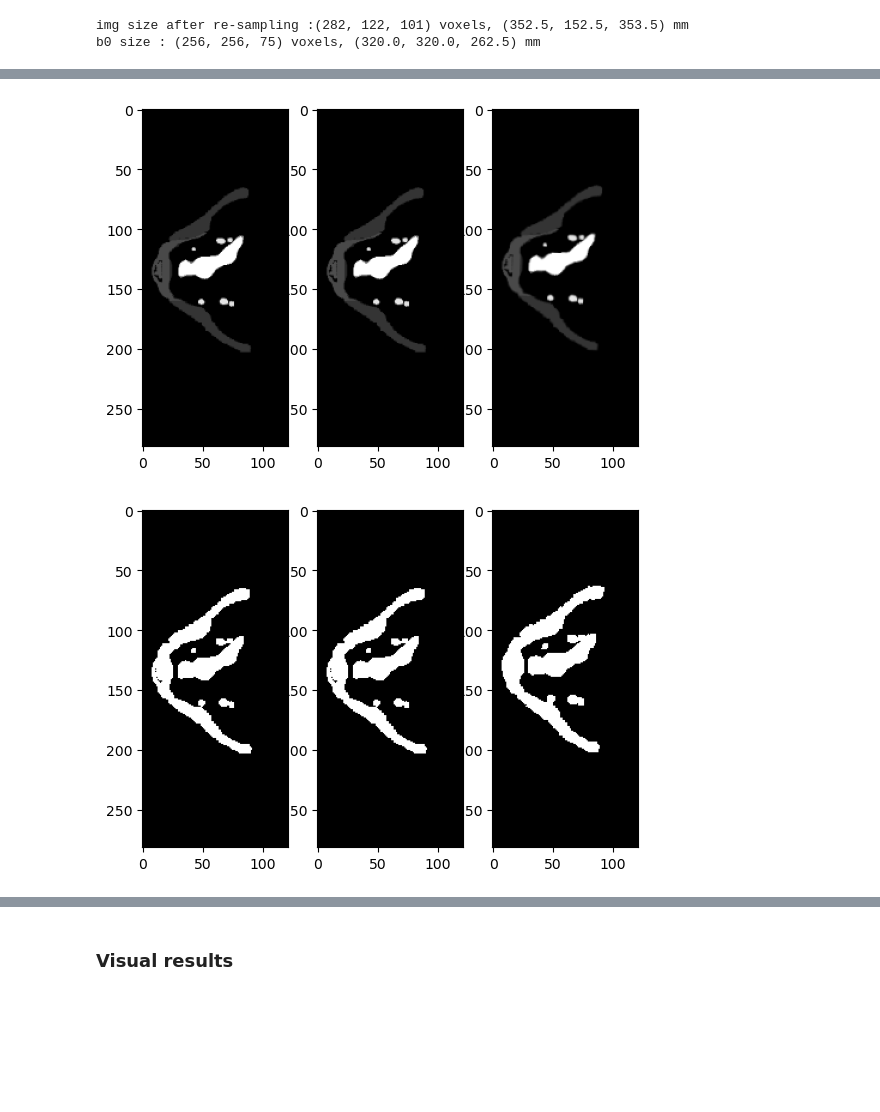
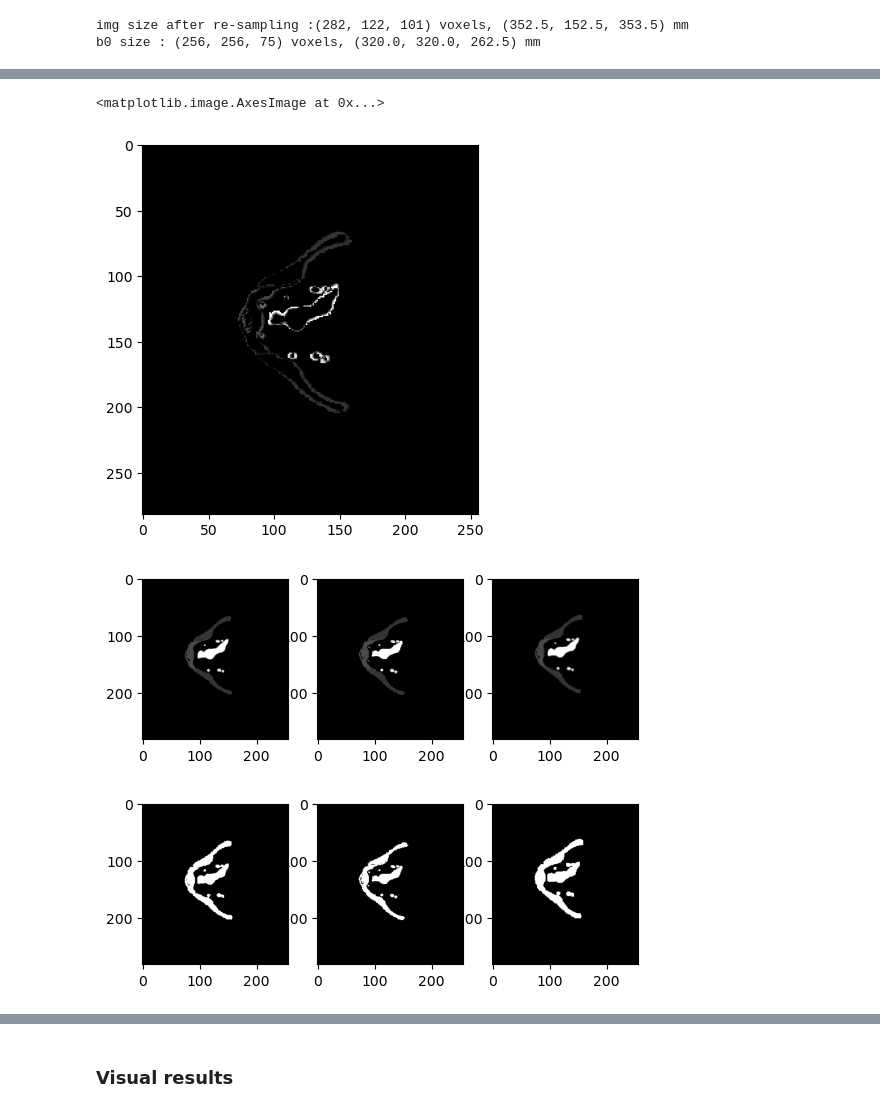
Before and after one commit to CharlineCuraut/Registration_IRM_T2_DWI_b0, a Jupyter notebook: registration_IRM_T2_DWI_b0.ipynb, the cells around one changed output, grey strips where cells are left out. Saved outputs shown, nothing was run; the diff lists cells and outputs as text; code cells hidden in the pictures; blank space fills up the shorter version.

```diff
--- a/registration_IRM_T2_DWI_b0.ipynb
+++ b/registration_IRM_T2_DWI_b0.ipynb
@@ -1249,7 +1248,7 @@ def resampling_affineT2(voxel_size_T2, voxel_size_b0, affineT2) :
 
     return affine_T2_resampled
 # %%
-def cutting_to_ROI(T2, T2_mask, T2_seg, affineT2, b0, b0_seg, affineb0, verbose=0, useSeg=False, newMask=None) :
+def cutting_to_ROI(T2, T2_mask, T2_seg, affineT2, b0, b0_seg, affineb0, ground_truth, verbose=0, useSeg=False, newMask=None) :
 
     if useSeg :
         z_min_T2, z_max_T2 = cut_T2_coro(T2, newMask, coordinates=True)
@@ -1281,15 +1280,17 @@ def cutting_to_ROI(T2, T2_mask, T2_seg, affineT2, b0, b0_seg, affineb0, verbose=
     z_max_b0 = int(np.rint(z_max_b0))
 
     b0_cut = b0[:,:,z_min_b0:z_max_b0]
+    ground_truth_cut = ground_truth[:,:,z_min_b0:z_max_b0]
 
     if verbose > 0 :
         print(f'Shape of b0 after: {b0_cut.shape}')
+        print(f'Shape of ground_truth after: {ground_truth_cut.shape}')
         #(_,_,z_min_RAS_b0,_) = np.dot(affineb0,(0, 0, 0,1))
         #(_,_,z_max_RAS_b0,_) = np.dot(affineb0,(0, 0, len(b0[0,0,:])-1,1))
         #print(f'z_min_RAS_b0 = {z_min_RAS_b0} and z_max_RAS_b0 = {z_max_RAS_b0}')
         #print(f'z_min_RAS_cut = {z_min_RAS}, z_max_RAS_cut = {z_max_RAS}')
 
-    return T2_cut, T2_mask_cut, T2_seg_cut, b0_cut, b0_seg_cut
+    return T2_cut, T2_mask_cut, T2_seg_cut, b0_cut, b0_seg_cut, ground_truth_cut
 # %%
 def registration(img, target, translation, rotation, gdt, gdr, costT, costR, gradT, gradR, nbIter=4, verbose=0) :
 
@@ -1337,16 +1338,17 @@ def registration(img, target, translation, rotation, gdt, gdr, costT, costR, gra
 # %%
 ## load images : b0, T2, mask_T2 and segmentation T2
 minor_b0, affine_b0 = load_nii('minor', '1-2-14_off_210111', '1-2-14_off_210111_b0DWI.nii')
-minor_b0_seg, minor_affine_b0_seg = load_nii('minor', '1-2-14_off_210111', '1-2-14_off_210111_Segmentation-reg.nii')
+minor_b0_seg, minor_affine_b0_seg = load_nii('minor', '1-2-14_off_210111', '1-2-14_off_210111_Segmentation-reg-T2.nii')
 minor_T2, affine_T2 = load_nii('minor', '1-2-14_off_210111', '1-2-14_off_210111_coroT2Cube.nii')
 minor_T2_mask, affine_T2_mask = load_nii('minor', '1-2-14_off_210111', '1-2-14_off_210111_T2Mask.nii')
 minor_T2_seg, affine_T2_seg = load_nii('minor', '1-2-14_off_210111', '1-2-14_off_210111_Segmentation.nii')
+ground_truth, affine_ground_truth = load_nii('minor', '1-2-14_off_210111', '1-2-14_off_210111_Segmentation-reg-b0.nii')
 
 print(minor_T2.shape)
 print(minor_b0.shape)
 print(minor_b0_seg.shape)
 
-print(minor_b0_seg.all()==minor_T2_seg.all())
+#print(minor_b0_seg==minor_T2_seg)
 # %% [output]
 (400, 179, 400)
 (256, 256, 75)
@@ -1370,8 +1371,8 @@ b0 size : (256, 256, 75) voxels, (320.0, 320.0, 262.5) mm
 # %%
 ## cutting T2 (and mask and seg) and b0 to find region of interest
 
-minor_T2_rs_cut, minor_T2_mask_rs_cut, minor_T2_seg_rs_cut, minor_b0_cut, minor_b0_seg_rs_cut = cutting_to_ROI(minor_T2_resampled, minor_T2_mask_resampled, minor_T2_seg_resampled, affine_T2_resampled, minor_b0,
-                                                                                 minor_b0_seg_resampled, affine_b0, verbose=1)
+minor_T2_rs_cut, minor_T2_mask_rs_cut, minor_T2_seg_rs_cut, minor_b0_cut, minor_b0_seg_rs_cut, ground_truth_cut = cutting_to_ROI(minor_T2_resampled, minor_T2_mask_resampled, minor_T2_seg_resampled, affine_T2_resampled, minor_b0,
+                                                                                 minor_b0_seg_resampled, affine_b0, ground_truth, verbose=1)
 # %% [output]
 Shape T2 before : (282, 122, 101), and after : (282, 122, 52)
 Shape of b0 after: (256, 256, 52)
@@ -1460,28 +1473,35 @@ for i in range(len(nums)) :
+# %%
+minor_b0_seg_rs_cut_pad_axial_i, ground_truth_cut_pad_axial_i = padding(minor_b0_seg_rs_cut_axial_i, ground_truth_cut[:,:,25])
+
+plt.imshow(np.abs(minor_b0_seg_rs_cut_pad_axial_i - ground_truth_cut_pad_axial_i), cmap='gray')
+# %% [output]
+<matplotlib.image.AxesImage at 0x...>
+[figure, added]
 # %%
 plt.figure()
 plt.subplot(1,3,1)
-plt.imshow(minor_T2_seg_rs_cut_axial_i, cmap='gray')
+plt.imshow(minor_T2_seg_rs_cut_pad_axial_i, cmap='gray')
 plt.subplot(1,3,2)
-plt.imshow(minor_b0_seg_rs_cut_axial_i, cmap='gray')
+plt.imshow(ground_truth_cut_pad_axial_i, cmap='gray')
 plt.subplot(1,3,3)
-plt.imshow(minor_T2_seg_reg, cmap='gray')
+plt.imshow(minor_T2_seg_reg_pad, cmap='gray')
 plt.show()
 
 plt.figure()
 plt.subplot(1,3,1)
-plt.imshow(minor_T2_seg_rs_cut_axial_i_bin, cmap='gray')
+plt.imshow(minor_T2_seg_rs_cut_pad_axial_i_bin, cmap='gray')
 plt.subplot(1,3,2)
-plt.imshow(minor_b0_seg_rs_cut_axial_i_bin, cmap='gray')
+plt.imshow(ground_truth_cut_pad_axial_i_bin, cmap='gray')
 plt.subplot(1,3,3)
-plt.imshow(minor_T2_seg_reg_bin, cmap='gray')
+plt.imshow(minor_T2_seg_reg_pad_bin, cmap='gray')
 plt.show()
 
 plt.figure()
 plt.subplot(1,2,1)
 plt.imshow(diff_before, cmap='gray')
 plt.subplot(1,2,2)
 plt.imshow(diff_after, cmap='gray')
 plt.show()
 # %% [output]
-[figure, old version]
+[figure, new version]
-[figure, old version]
+[figure, new version]
```
Also changed, not shown: parts of 13 cells of this notebook, 1 other file.
